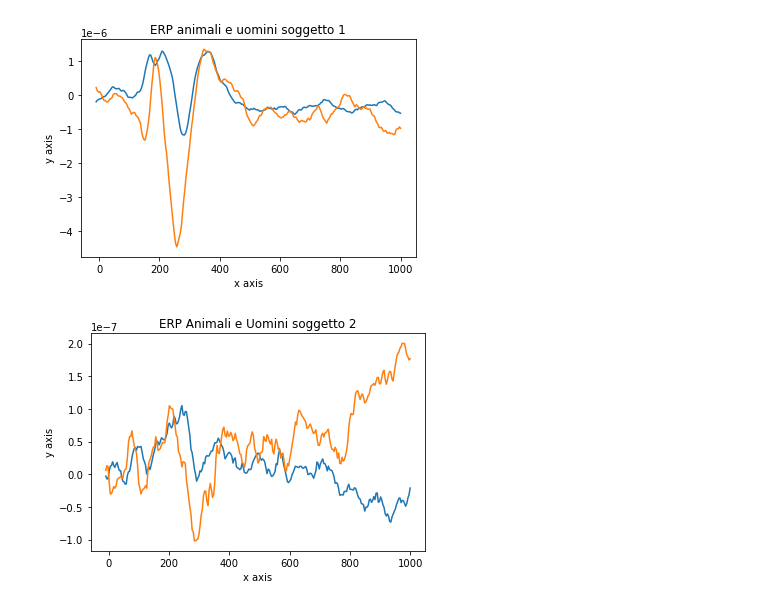
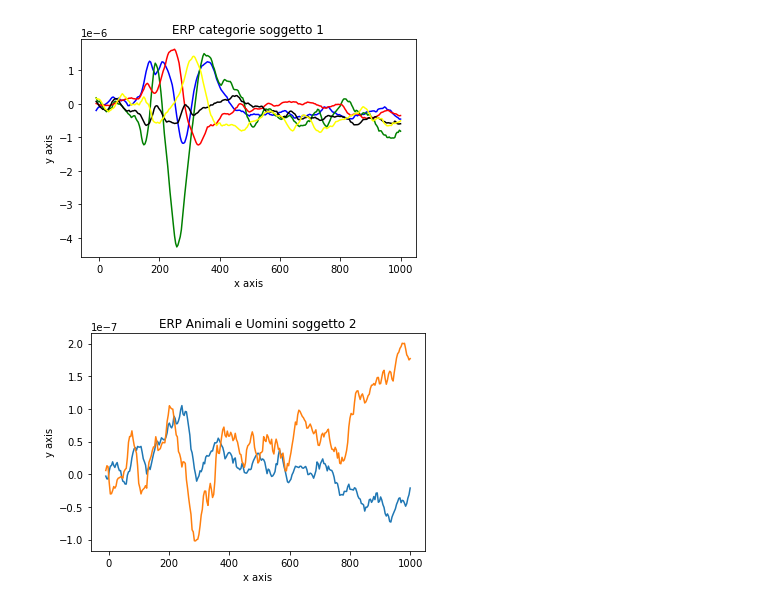
Before and after one commit to Diego41ITA/EEG-analysis, a Jupyter notebook: Get_ERPandFeatures_from_fif.ipynb, the cells around one changed output. Cells and saved outputs as stored; diff of their text form; code cells hidden in the pictures.

Commit message:
Interval 5 categorie

```diff
--- a/Get_ERPandFeatures_from_fif.ipynb
+++ b/Get_ERPandFeatures_from_fif.ipynb
@@ -60,12 +63,18 @@ roi_dict = dict(att_Oz=[17,16,18],att_Poz=[45,46,48,49,47])
 
 #ottengo vettori di evoked per quanto riguarda la ROI (utilizzando la media sincrona)
 roi_evoked_animali = [mne.channels.combine_channels(i, roi_dict, method='mean')for i in animali_vector]
-roi_evoked_umani=    [mne.channels.combine_channels(i, roi_dict, method='mean')for i in umani_vector]
+roi_evoked_umani = [mne.channels.combine_channels(i, roi_dict, method='mean')for i in umani_vector]
+roi_evoked_cibo = [mne.channels.combine_channels(i, roi_dict, method='mean')for i in cibo_vector]
+roi_evoked_veicoli = [mne.channels.combine_channels(i, roi_dict, method='mean')for i in veicoli_vector]
+roi_evoked_strumenti = [mne.channels.combine_channels(i, roi_dict, method='mean')for i in strumenti_vector]
 # %%
 #estrapolazione dati dai vettori evoked
 #-->[soggetto][n ROI,samples]
-ERP_ROI_animali_vector=[(roi_evoked_animali[i].data )for  i in range(len(roi_evoked_animali))]
-ERP_ROI_umani_vector  =[(roi_evoked_umani[i].data)   for  i in range(len(roi_evoked_animali))]
+ERP_ROI_animali_vector = [(roi_evoked_animali[i].data )for  i in range(len(roi_evoked_animali))]
+ERP_ROI_umani_vector = [(roi_evoked_umani[i].data)   for  i in range(len(roi_evoked_umani))]
+ERP_ROI_cibo_vector = [(roi_evoked_cibo[i].data )for  i in range(len(roi_evoked_cibo))]
+ERP_ROI_veicoli_vector = [(roi_evoked_veicoli[i].data)   for  i in range(len(roi_evoked_veicoli))]
+ERP_ROI_strumenti_vector = [(roi_evoked_strumenti[i].data )for  i in range(len(roi_evoked_strumenti))]
 # %%
 #verifica della dimensionalità
 print(ERP_ROI_animali_vector[0].shape)
@@ -90,10 +111,22 @@ ERP_ROI_Animali_av_POz=[moving_average(ERP_ROI_animali_vector[i][1,:])for i in r
 
 ERP_ROI_Uomini_av_Oz =[moving_average(ERP_ROI_umani_vector[i][0,:])for i in range(len(ERP_ROI_animali_vector))]
 ERP_ROI_Uomini_av_POz=[moving_average(ERP_ROI_umani_vector [i][1,:])for i in range(len(ERP_ROI_animali_vector))]
+
+ERP_ROI_Cibo_av_Oz=[moving_average(ERP_ROI_cibo_vector [i][0,:])for i in range(len(ERP_ROI_animali_vector))]
+ERP_ROI_Cibo_av_POz=[moving_average(ERP_ROI_cibo_vector [i][1,:])for i in range(len(ERP_ROI_animali_vector))]
+
+ERP_ROI_Veicoli_av_Oz=[moving_average(ERP_ROI_veicoli_vector [i][0,:])for i in range(len(ERP_ROI_animali_vector))]
+ERP_ROI_Veicoli_av_POz=[moving_average(ERP_ROI_veicoli_vector [i][1,:])for i in range(len(ERP_ROI_animali_vector))]
+
+ERP_ROI_Strumenti_av_Oz=[moving_average(ERP_ROI_strumenti_vector [i][0,:])for i in range(len(ERP_ROI_animali_vector))]
+ERP_ROI_Strumenti_av_POz=[moving_average(ERP_ROI_strumenti_vector [i][1,:])for i in range(len(ERP_ROI_animali_vector))]
 # %%
 #media matematica
 ERP_ROI_Animali_vector=[((ERP_ROI_Animali_av_Oz[i]+ ERP_ROI_Animali_av_POz[i]) / 2)for i in range(len(ERP_ROI_Animali_av_POz))]
 ERP_ROI_Uomini_vector =[((ERP_ROI_Uomini_av_Oz[i] + ERP_ROI_Uomini_av_POz[i])  / 2)for i in range(len(ERP_ROI_Uomini_av_POz))]
+ERP_ROI_Cibo_vector=[((ERP_ROI_Cibo_av_Oz[i]+ ERP_ROI_Cibo_av_POz[i]) / 2)for i in range(len(ERP_ROI_Cibo_av_POz))]
+ERP_ROI_Veicoli_vector =[((ERP_ROI_Veicoli_av_Oz[i] + ERP_ROI_Veicoli_av_POz[i])  / 2)for i in range(len(ERP_ROI_Veicoli_av_POz))]
+ERP_ROI_Strumenti_vector =[((ERP_ROI_Strumenti_av_Oz[i] + ERP_ROI_Strumenti_av_POz[i])  / 2)for i in range(len(ERP_ROI_Strumenti_av_POz))]
 # %%
 #verifica dimensionalità
 print(len(ERP_ROI_Uomini_vector[0]))
@@ -104,22 +137,26 @@ print(len(ERP_ROI_Uomini_vector))
 # %%
 #stampa degli erp Animali e Uomini soggetto 1
 x=np.linspace(-10,1000,269)
-plt.plot(x,ERP_ROI_Animali_vector[0])
-plt.plot(x,ERP_ROI_Uomini_vector[0])
+plt.plot(x,ERP_ROI_Animali_vector[0], color='blue', label='Animali')
+plt.plot(x,ERP_ROI_Uomini_vector[0], color='green',label='Uomini')
+plt.plot(x,ERP_ROI_Cibo_vector[0], color='red', label='Cibo')
+plt.plot(x,ERP_ROI_Veicoli_vector[0], color='black', label='Veicoli')
+plt.plot(x,ERP_ROI_Strumenti_vector[0], color='yellow', label='Strumenti')
+
 # Add Title
 
-plt.title("ERP animali e uomini soggetto 1")
+plt.title("ERP categorie soggetto 1")
 
 # Add Axes Labels
 
 plt.xlabel("x axis")
 plt.ylabel("y axis")
 
 # Display
 
 plt.show()
 # %% [output]
-[figure, old version]
+[figure, new version]
 # %%
 #stampa degli erp Animali e Uomini soggetto 2
 plt.plot(x,ERP_ROI_Animali_vector[1])
```
Also changed, not shown: parts of 7 cells of this notebook, 3 other files.
